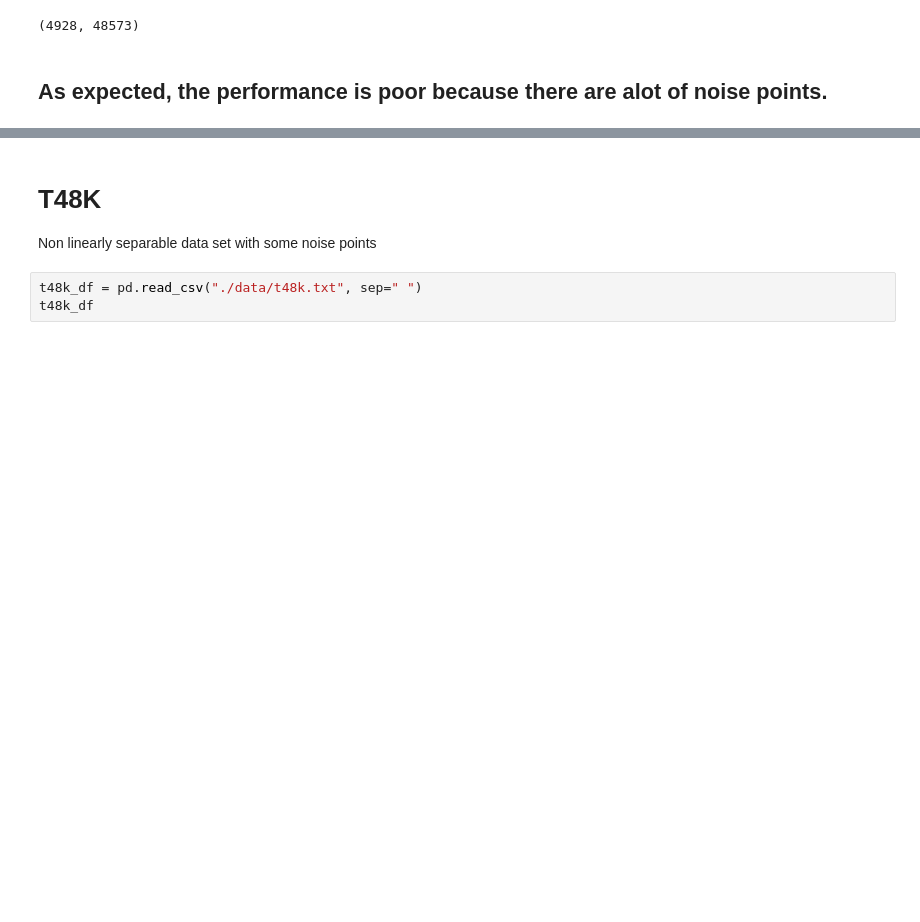
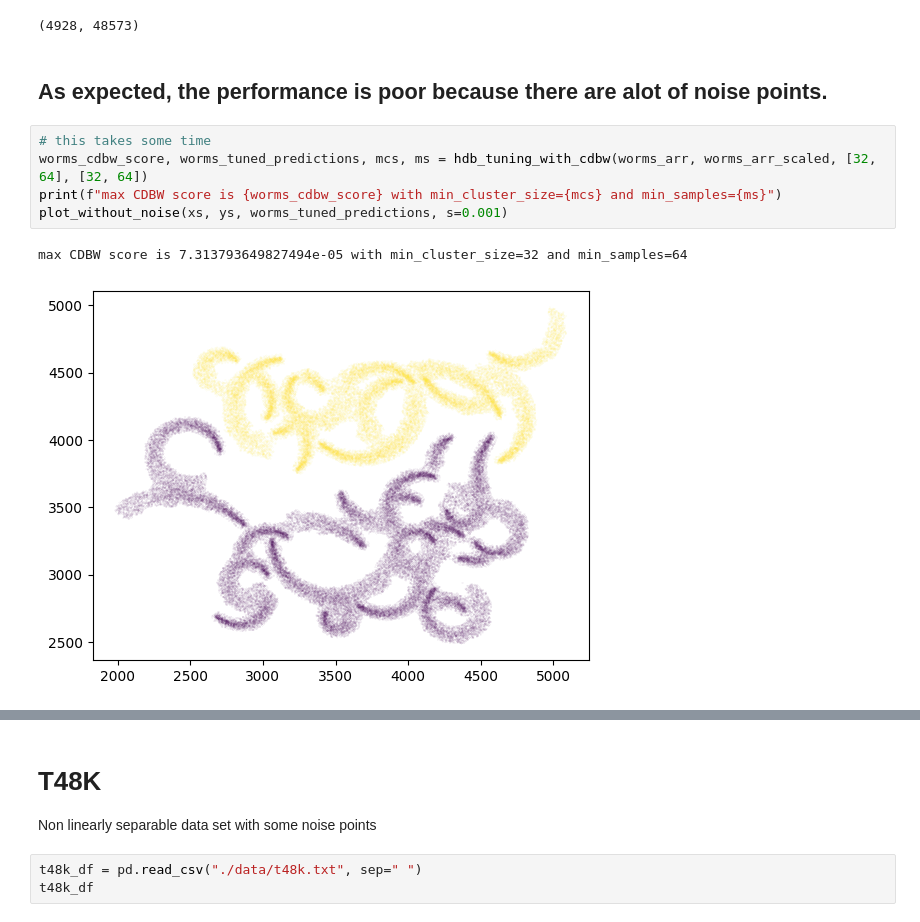
Before and after one commit to mk43v3r/SC4020-Data-Analytics, a Jupyter notebook: HDBSCAN.ipynb, the cells around one changed output, grey strips where cells are left out. Drawn from its saved outputs; the diff is of its cells as text; blank space fills up the shorter version.

Commit message:
HDB tuning with cdbw metrics.

```diff
--- a/HDBSCAN.ipynb
+++ b/HDBSCAN.ipynb
@@ -255,3 +262,11 @@ len(set(worms_predictions)), sum(1 if i == -1 else 0 for i in worms_predictions)
 (4928, 48573)
 # %% [markdown]
 ## As expected, the performance is poor because there are alot of noise points.
+# %%
+# this takes some time
+worms_cdbw_score, worms_tuned_predictions, mcs, ms = hdb_tuning_with_cdbw(worms_arr, worms_arr_scaled, [32, 64], [32, 64])
+print(f"max CDBW score is {worms_cdbw_score} with min_cluster_size={mcs} and min_samples={ms}")
+plot_without_noise(xs, ys, worms_tuned_predictions, s=0.001)
+# %% [output]
+max CDBW score is 7.313793649827494e-05 with min_cluster_size=32 and min_samples=64
+[figure, added]
```
Also changed, not shown: parts of 14 cells of this notebook, 2 other files.
